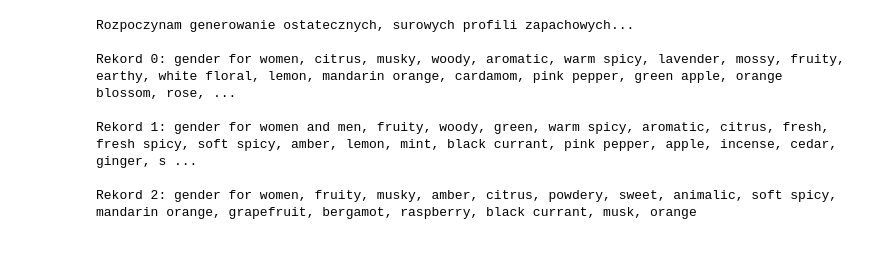
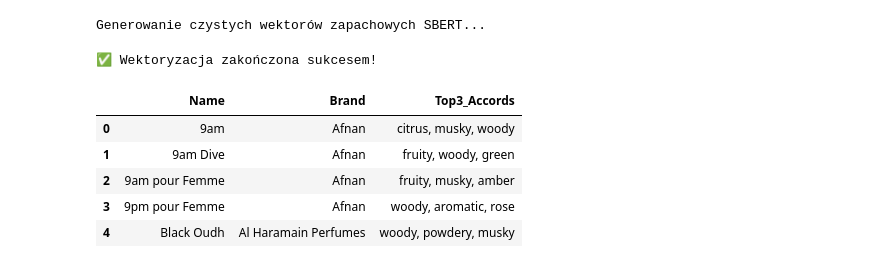
Before and after one commit to adamdobrogowski/semantic-perfume-search-app, a Jupyter notebook: data_modeling_and_nlp.ipynb, the cells around one changed output. Cells and saved outputs as stored; diff of their text form; code cells hidden in the pictures.

```diff
--- a/data_modeling_and_nlp.ipynb
+++ b/data_modeling_and_nlp.ipynb
@@ -119,36 +24,0 @@ Stanowi to: 26.56% całej bazy.
-# %%
-import pandas as pd
-import re
-
-def create_pure_tag_profile(row):
-    text = str(row['Semantic_Text'])
-    gender = str(row['Gender']).strip().lower() if pd.notna(row['Gender']) else "unisex"
-
-    text = re.sub(r'Main accords:\s*', '', text, flags=re.IGNORECASE)
-    text = re.sub(r'(?:Top|Middle|Base|Fragrance) notes? (?:are|is)\s*', '', text, flags=re.IGNORECASE)
-
-    text = re.sub(r'\s+and\s+', ',', text, flags=re.IGNORECASE)
-    text = text.replace(';', ',').replace('.', ',')
-
-    tags = [tag.strip().lower() for tag in text.split(',') if tag.strip()]
-
-    unique_tags = list(dict.fromkeys(tags))
-
-    final_profile = f"gender {gender}, " + ", ".join(unique_tags)
-
-    return final_profile
-
-print("Rozpoczynam generowanie ostatecznych, surowych profili zapachowych...")
-
-df_modeling['Semantic_Text'] = df_modeling.apply(create_pure_tag_profile, axis=1)
-
-for i, text in enumerate(df_modeling['Semantic_Text'].head(3)):
-    print(f"\nRekord {i}: {text}")
-# %% [output]
-Rozpoczynam generowanie ostatecznych, surowych profili zapachowych...
-
-Rekord 0: gender for women, citrus, musky, woody, aromatic, warm spicy, lavender, mossy, fruity, earthy, white floral, lemon, mandarin orange, cardamom, pink pepper, green apple, orange blossom, rose, ...
-
-Rekord 1: gender for women and men, fruity, woody, green, warm spicy, aromatic, citrus, fresh, fresh spicy, soft spicy, amber, lemon, mint, black currant, pink pepper, apple, incense, cedar, ginger, s ...
-
-Rekord 2: gender for women, fruity, musky, amber, citrus, powdery, sweet, animalic, soft spicy, mandarin orange, grapefruit, bergamot, raspberry, black currant, musk, orange
@@ -165,3 +25,35 @@ df_modeling['Embeddings'] = list(embeddings)
+# %%
+import pandas as pd
+from sentence_transformers import SentenceTransformer
+
+# 1. Zabezpieczenie przed pustymi wartościami
+df_modeling['Clean_Accords'] = df_modeling['Clean_Accords'].fillna("")
+
+# 2. Inżynieria cech: Kolumna Top 3 Akordy (idealna dla UI)
+def get_top_3(accords_string):
+    accords_list = [a.strip() for a in accords_string.split(',')]
+    return ", ".join(accords_list[:3])
+
+df_modeling['Top3_Accords'] = df_modeling['Clean_Accords'].apply(get_top_3)
+
+texts = df_modeling['Top3_Accords'].tolist()
+
+print("Generowanie czystych wektorów zapachowych SBERT...")
+model = SentenceTransformer('paraphrase-multilingual-MiniLM-L12-v2')
+embeddings = model.encode(texts, show_progress_bar=True)
+df_modeling['Embeddings'] = list(embeddings)
+
+print("✅ Wektoryzacja zakończona sukcesem!")
+display(df_modeling[['Name', 'Brand', 'Top3_Accords']].head())
+# %% [output]
+Generowanie czystych wektorów zapachowych SBERT...
+✅ Wektoryzacja zakończona sukcesem!
+|  | Name | Brand | Top3_Accords |
+| 0 | 9am | Afnan | citrus, musky, woody |
+| 1 | 9am Dive | Afnan | fruity, woody, green |
+| 2 | 9am pour Femme | Afnan | fruity, musky, amber |
+| 3 | 9pm pour Femme | Afnan | woody, aromatic, rose |
+| 4 | Black Oudh | Al Haramain Perfumes | woody, powdery, musky |
 # %%
 import matplotlib.pyplot as plt
 import seaborn as sns
```
Also changed, not shown: parts of 13 cells of this notebook.
